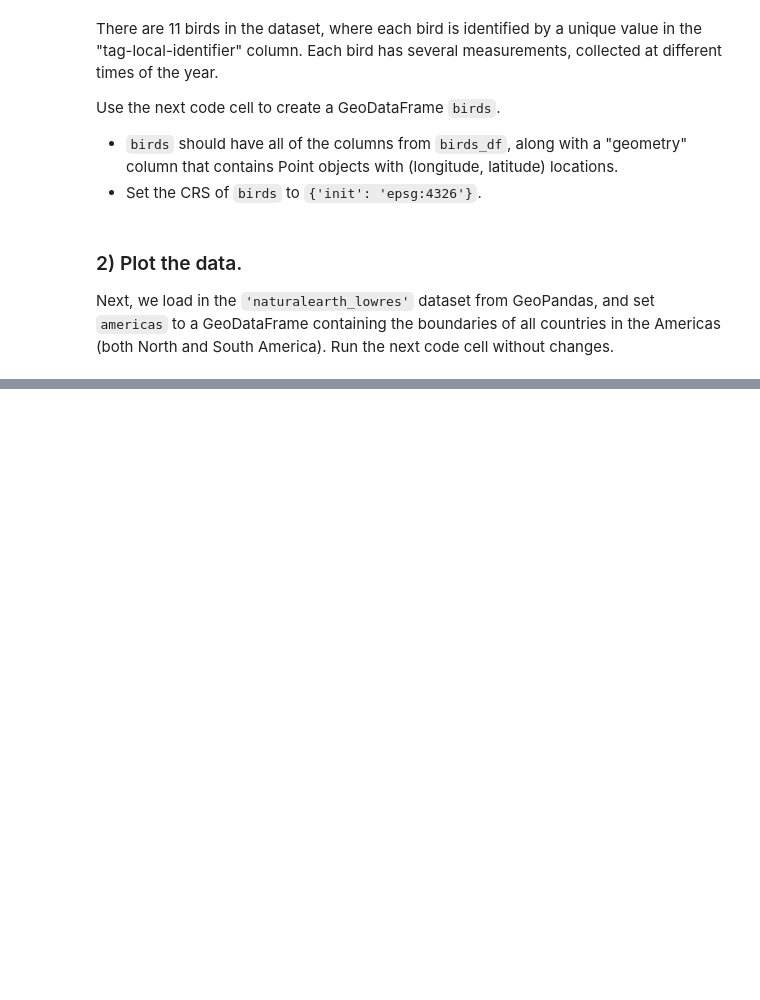
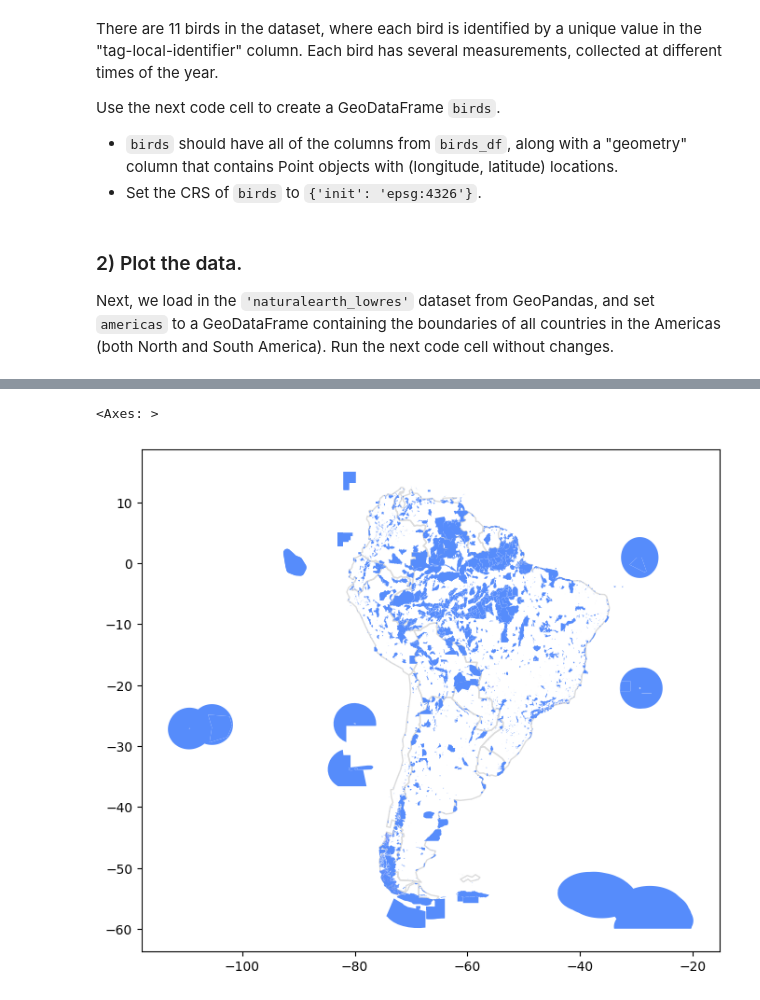
Before and after one commit to bcjspiros/edu-kaggle-GeospatialAnalysis, a Jupyter notebook: notebooks/Python/CoordinateReferenceSystems.ipynb, the cells around one changed output, grey strips where cells are left out. Saved outputs shown, nothing was run; the diff lists cells and outputs as text; code cells hidden in the pictures; blank space fills up the shorter version.

```diff
--- a/notebooks/Python/CoordinateReferenceSystems.ipynb
+++ b/notebooks/Python/CoordinateReferenceSystems.ipynb
@@ -210,0 +251,3 @@ EPSG:3857
+# %%
+protected_filepath = here("data/SAPA_Aug2019-shapefile/SAPA_Aug2019-shapefile/SAPA_Aug2019-shapefile-polygons.shp")
+protected_areas = gpd.read_file(protected_filepath)
@@ -210,0 +258,9 @@ EPSG:3857
+# %%
+# Country boundaries in South America
+south_america = americas.loc[americas['continent']=='South America']
+# %%
+ax = south_america.plot(figsize=(8,8), color = 'none', edgecolor='gainsboro')
+protected_areas.plot(ax=ax)
+# %% [output]
+<Axes: >
+[figure, added]
```
Also changed, not shown: parts of 24 cells of this notebook, 8 other files.
